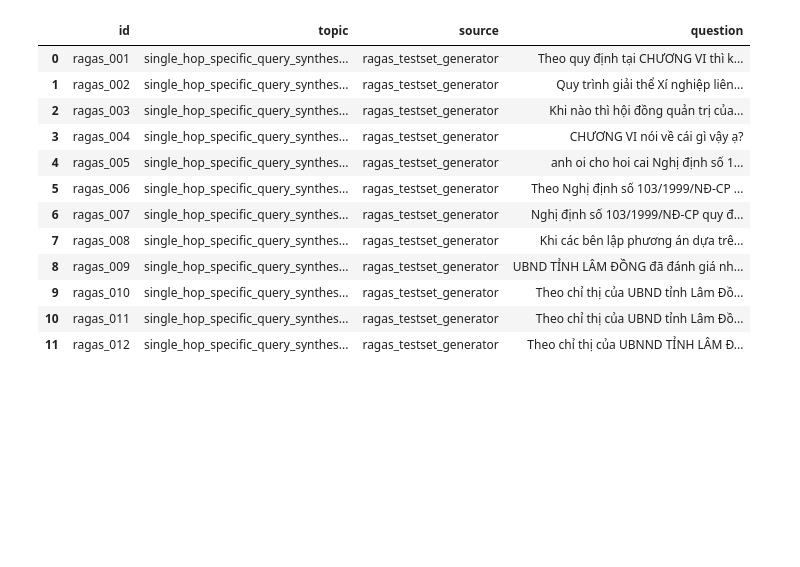
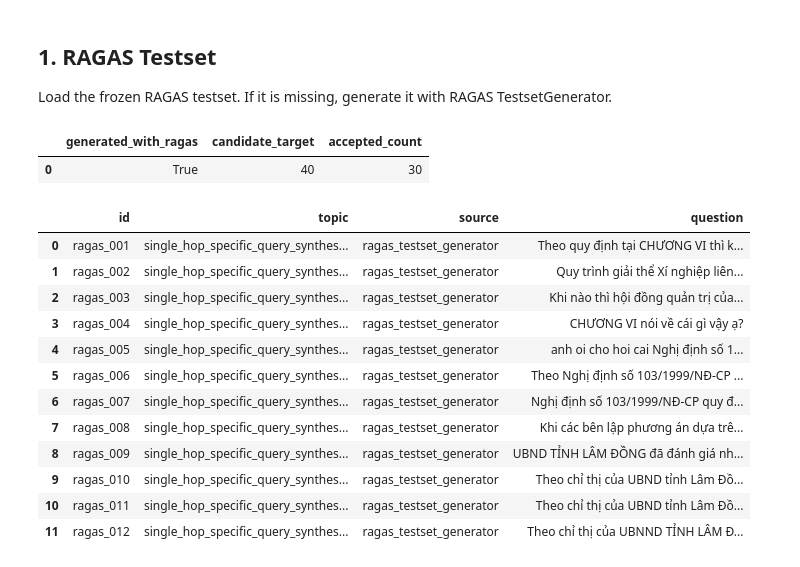
Before and after one commit to king14052004-crypto/vietnamese-legal-rag, a Jupyter notebook: notebooks/02_retrieval_experiments.ipynb, the cells around one changed output. Saved outputs shown, nothing was run; the diff lists cells and outputs as text; code cells hidden in the pictures; blank space fills up the shorter version.

```diff
--- a/notebooks/02_retrieval_experiments.ipynb
+++ b/notebooks/02_retrieval_experiments.ipynb
@@ -36,3 +115,70 @@ pd.DataFrame([summary])
+# %% [markdown]
+## 1. RAGAS Testset
+
+Load the frozen RAGAS testset. If it is missing, generate it with RAGAS TestsetGenerator.
+# %%
+
+def generate_ragas_testset():
+    keys = gemini_keys()
+    if not keys:
+        raise RuntimeError("Gemini key is required to generate a RAGAS testset.")
+    os.environ.setdefault("GOOGLE_API_KEY", keys[0])
+
+    from langchain_core.documents import Document
+    from langchain_google_genai import ChatGoogleGenerativeAI, GoogleGenerativeAIEmbeddings
+    from ragas.embeddings.base import LangchainEmbeddingsWrapper
+    from ragas.llms.base import LangchainLLMWrapper
+    from ragas.testset import TestsetGenerator
+    from ragas.testset.persona import Persona
+    from ragas.testset.synthesizers.single_hop.specific import SingleHopSpecificQuerySynthesizer
+
+    chunks = [chunk for chunk in chunk_documents(load_documents_from_jsonl(str(CORPUS_PATH))) if len(chunk.text) >= 400]
+    stride = max(1, len(chunks) // 12)
+    source_docs = [
+        Document(page_content=chunk.text[:600], metadata={"doc_id": chunk.doc_id, "title": chunk.title, "chunk_id": chunk.chunk_id})
+        for chunk in chunks[::stride][:12]
+    ]
+    llm_context = "Generate Vietnamese labor-law benchmark questions and reference answers from the provided legal context."
+    llm = LangchainLLMWrapper(ChatGoogleGenerativeAI(model=DEFAULT_MODEL, google_api_key=keys[0], temperature=0))
+    embeddings = LangchainEmbeddingsWrapper(GoogleGenerativeAIEmbeddings(model=DEFAULT_EMBEDDING_MODEL, google_api_key=keys[0]))
+    personas = [
+        Persona(name="Worker", role_description="An employee asking about labor-law rights."),
+        Persona(name="Employer", role_description="An HR manager checking labor-law compliance."),
+        Persona(name="LegalAdvisor", role_description="A legal advisor reviewing labor-law questions."),
+    ]
+    generator = TestsetGenerator(llm=llm, embedding_model=embeddings, persona_list=personas, llm_context=llm_context)
+    testset = generator.generate_with_langchain_docs(
+        source_docs,
+        testset_size=40,
+        query_distribution=[(SingleHopSpecificQuerySynthesizer(llm=llm, llm_context=llm_context), 1.0)],
+        raise_exceptions=False,
+    )
+    rows = []
+    for idx, row in testset.to_pandas().iterrows():
+        question = str(row.get("user_input") or row.get("question") or "").strip()
+        reference = str(row.get("reference") or row.get("reference_contexts") or "").strip()
+        if question and len(question.split()) >= 5:
+            rows.append({
+                "id": f"ragas_{idx + 1:03d}",
+                "question": question,
+                "reference": reference or question,
+                "topic": str(row.get("synthesizer_name") or "ragas_generated"),
+                "source": "ragas_testset_generator",
+            })
+    if len(rows) < 30:
+        raise RuntimeError(f"RAGAS generated only {len(rows)} valid questions.")
+    return save_ragas_testset(rows[:30]), rows[:30]
+
+
+try:
+    testset_meta, testset = load_ragas_testset()
+except FileNotFoundError:
+    testset_meta, testset = generate_ragas_testset()
+
+pd.DataFrame([{k: testset_meta.get(k) for k in ["generated_with_ragas", "candidate_target", "accepted_count"]}])
+# %% [output]
+|  | generated_with_ragas | candidate_target | accepted_count |
+| 0 | True | 40 | 30 |
 # %%
 pd.DataFrame(testset)[["id", "topic", "source", "question"]].head(12)
 # %% [output]
```
Also changed, not shown: parts of 23 cells of this notebook, 17 other files.
